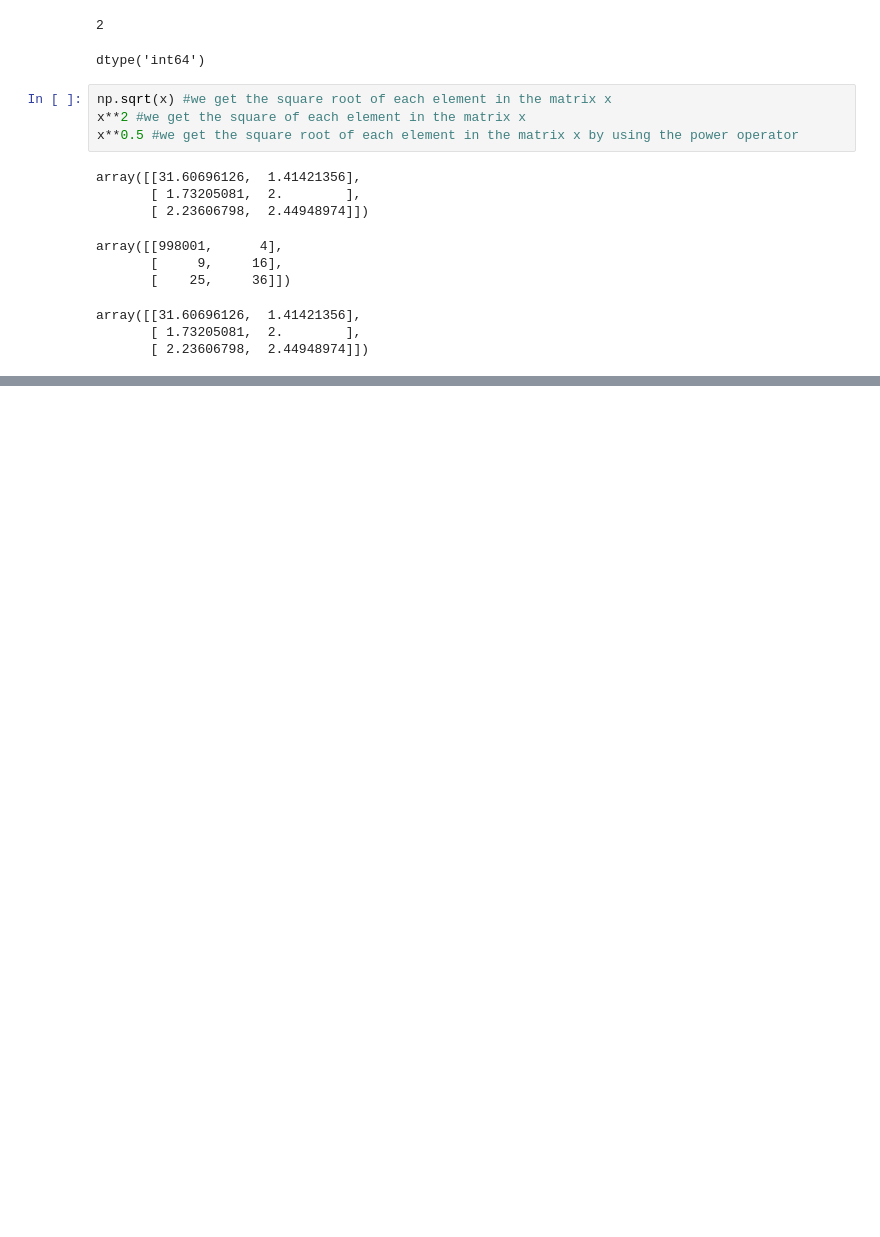
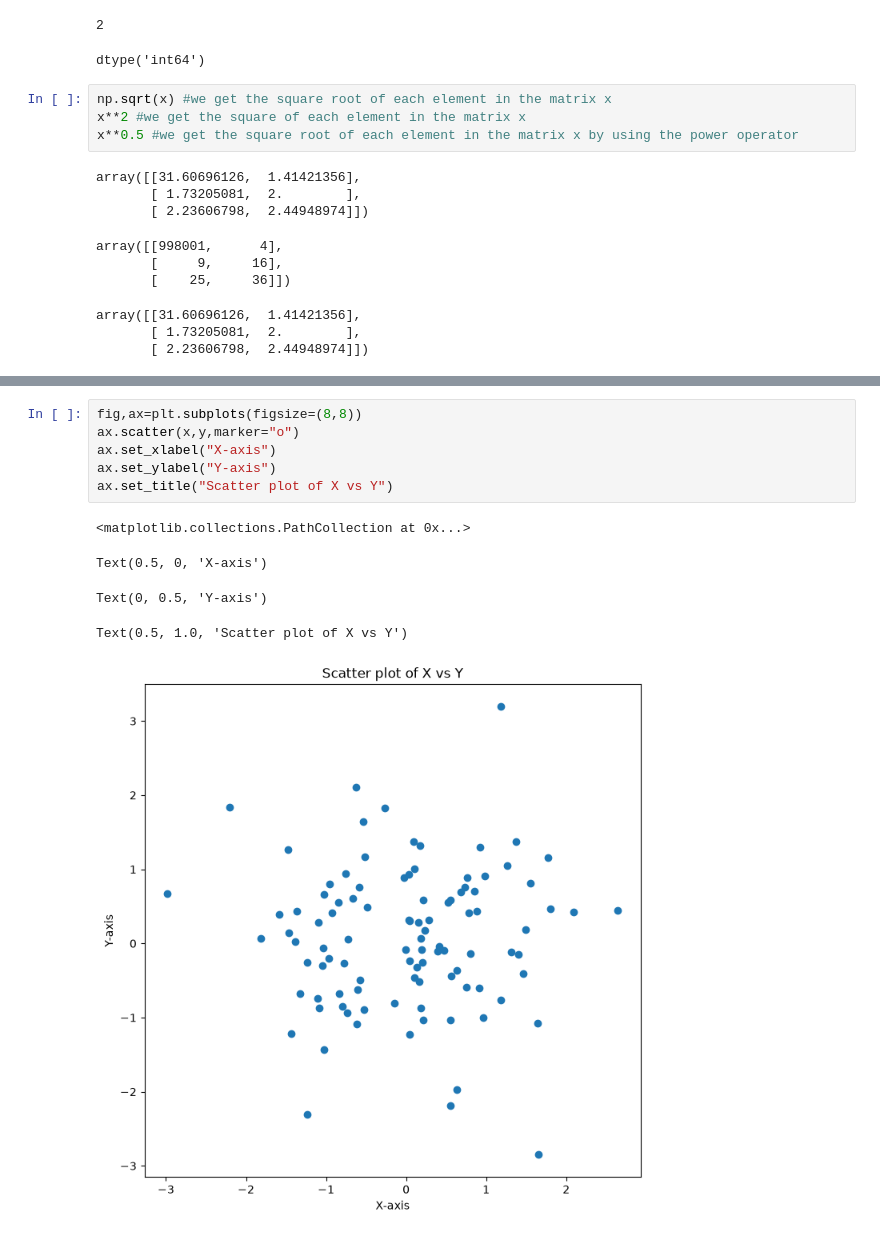
Before and after one commit to left2001/chapter2islp, a Jupyter notebook: chapter2.ipynb, the cells around one changed output, grey strips where cells are left out. Drawn from its saved outputs; the diff is of its cells as text; blank space fills up the shorter version.

```diff
--- a/chapter2.ipynb
+++ b/chapter2.ipynb
@@ -216,0 +363,12 @@ array([[31.60696126,  1.41421356],
+# %%
+fig,ax=plt.subplots(figsize=(8,8))
+ax.scatter(x,y,marker="o")
+ax.set_xlabel("X-axis")
+ax.set_ylabel("Y-axis")
+ax.set_title("Scatter plot of X vs Y")
+# %% [output]
+<matplotlib.collections.PathCollection at 0x...>
+Text(0.5, 0, 'X-axis')
+Text(0, 0.5, 'Y-axis')
+Text(0.5, 1.0, 'Scatter plot of X vs Y')
+[figure, added]
```
Also changed, not shown: parts of 22 cells of this notebook.
